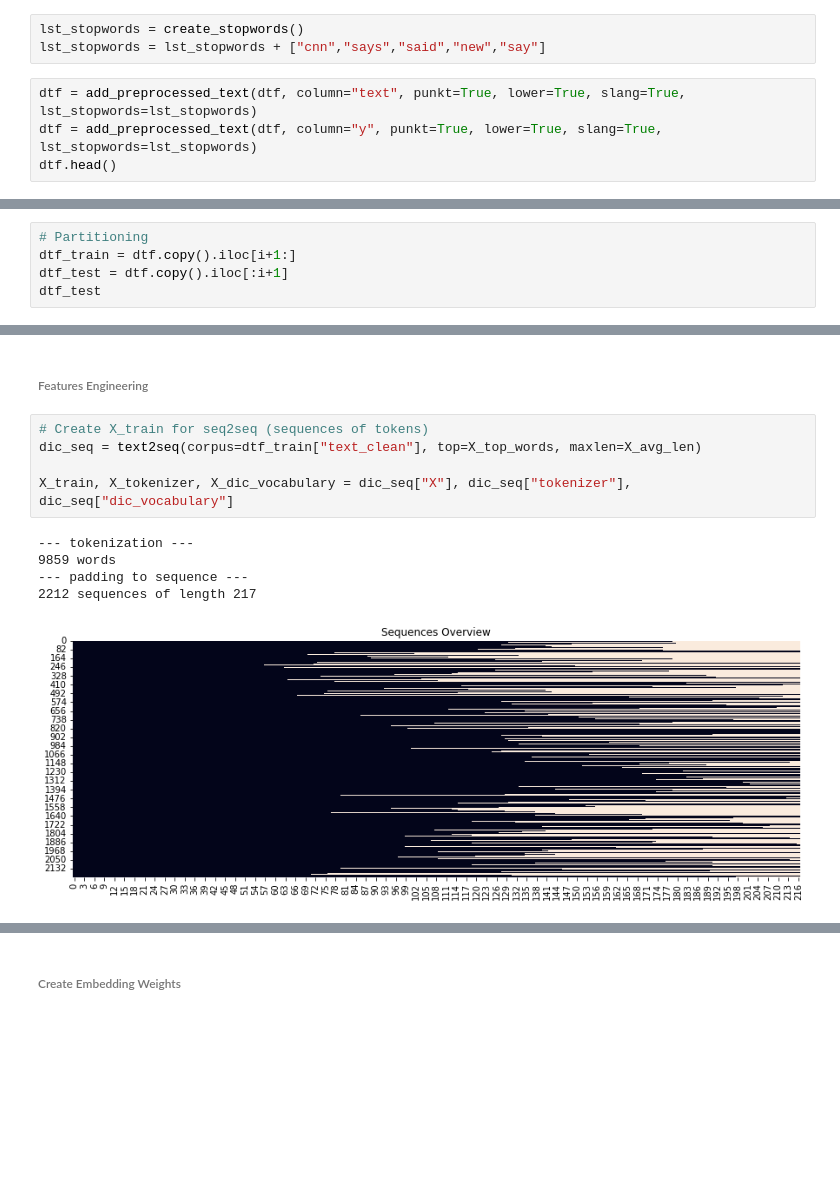
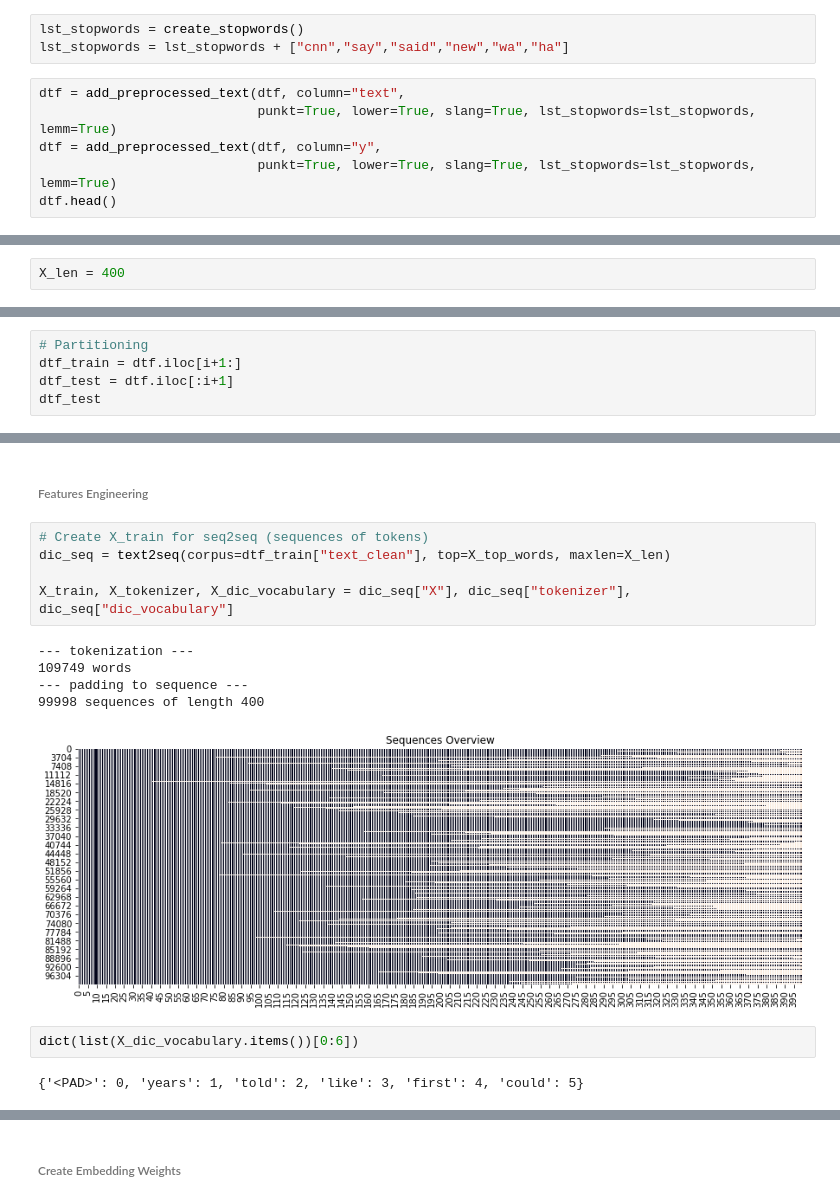
Before and after one commit to mdipietro09/DataScience_ArtificialIntelligence_Utils, a Jupyter notebook: natural_language_processing/example_text_summarization.ipynb, the cells around one changed output, grey strips where cells are left out. Cells and saved outputs as stored; diff of their text form; blank space fills up the shorter version.

```diff
--- a/natural_language_processing/example_text_summarization.ipynb
+++ b/natural_language_processing/example_text_summarization.ipynb
@@ -66,9 +70,11 @@ The dollar has hit its highest level against the euro in almost three months aft
 ###### Text cleaning
 # %%
 lst_stopwords = create_stopwords()
-lst_stopwords = lst_stopwords + ["cnn","says","said","new","say"]
+lst_stopwords = lst_stopwords + ["cnn","say","said","new","wa","ha"]
 # %%
-dtf = add_preprocessed_text(dtf, column="text", punkt=True, lower=True, slang=True, lst_stopwords=lst_stopwords)
-dtf = add_preprocessed_text(dtf, column="y", punkt=True, lower=True, slang=True, lst_stopwords=lst_stopwords)
+dtf = add_preprocessed_text(dtf, column="text",
+                            punkt=True, lower=True, slang=True, lst_stopwords=lst_stopwords, lemm=True)
+dtf = add_preprocessed_text(dtf, column="y",
+                            punkt=True, lower=True, slang=True, lst_stopwords=lst_stopwords, lemm=True)
 dtf.head()
 # %% [output]
@@ -139,3 +133,5 @@ X_avg_len
+# %%
+X_len = 400
 # %%
 # Summaries
 y = add_text_length(dtf, "y_clean")
@@ -188,8 +155,8 @@ dtf.head()
 ### 2 - Preprocessing
 # %%
 # Partitioning
-dtf_train = dtf.copy().iloc[i+1:]
-dtf_test = dtf.copy().iloc[:i+1]
+dtf_train = dtf.iloc[i+1:]
+dtf_test = dtf.iloc[:i+1]
 dtf_test
 # %% [output]
 |  | text | text_clean | y | y_clean |
@@ -235,15 +202,19 @@ Dollar gains on Greenspan speech The dollar has hit its highest level against th
 ###### Features Engineering
 # %%
 # Create X_train for seq2seq (sequences of tokens)
-dic_seq = text2seq(corpus=dtf_train["text_clean"], top=X_top_words, maxlen=X_avg_len)
+dic_seq = text2seq(corpus=dtf_train["text_clean"], top=X_top_words, maxlen=X_len)
 
 X_train, X_tokenizer, X_dic_vocabulary = dic_seq["X"], dic_seq["tokenizer"], dic_seq["dic_vocabulary"]
 # %% [output]
 --- tokenization ---
-9859 words
+109749 words
 --- padding to sequence ---
-2212 sequences of length 217
+99998 sequences of length 400
-[figure, old version]
+[figure, new version]
+# %%
+dict(list(X_dic_vocabulary.items())[0:6])
+# %% [output]
+{'<PAD>': 0, 'years': 1, 'told': 2, 'like': 3, 'first': 4, 'could': 5}
 # %%
 # Preprocess X_test with the same tokenizer
 X_test = text2seq(corpus=dtf_test["text_clean"], fitted_tokenizer=X_tokenizer, maxlen=X_train.shape[1])
```
Also changed, not shown: parts of 46 cells of this notebook, 4 other files.
